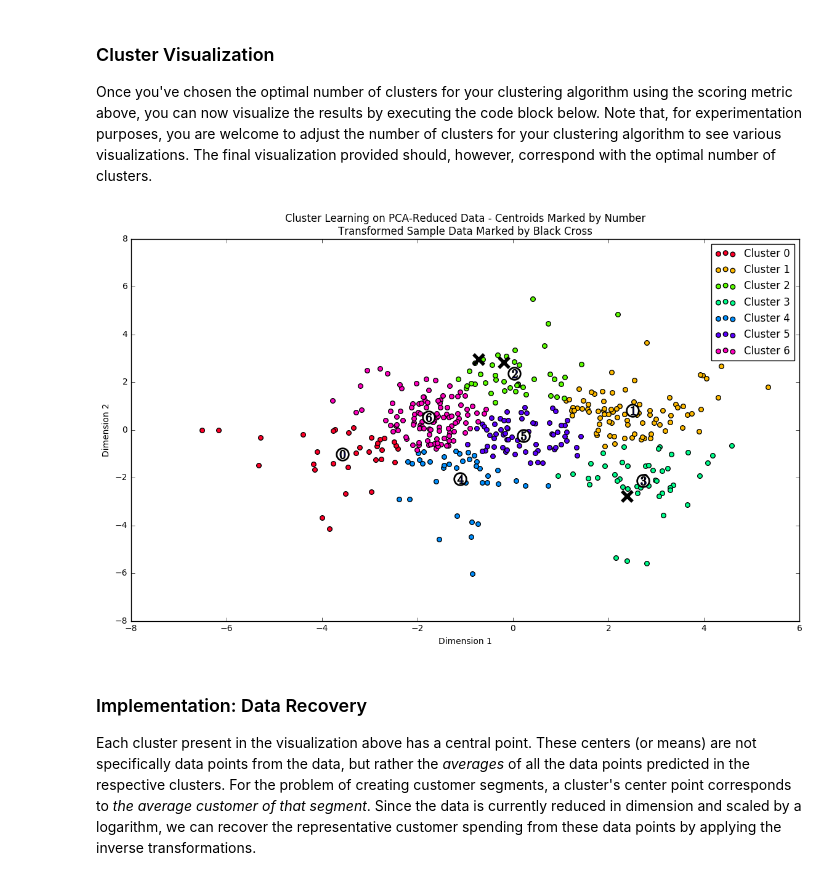
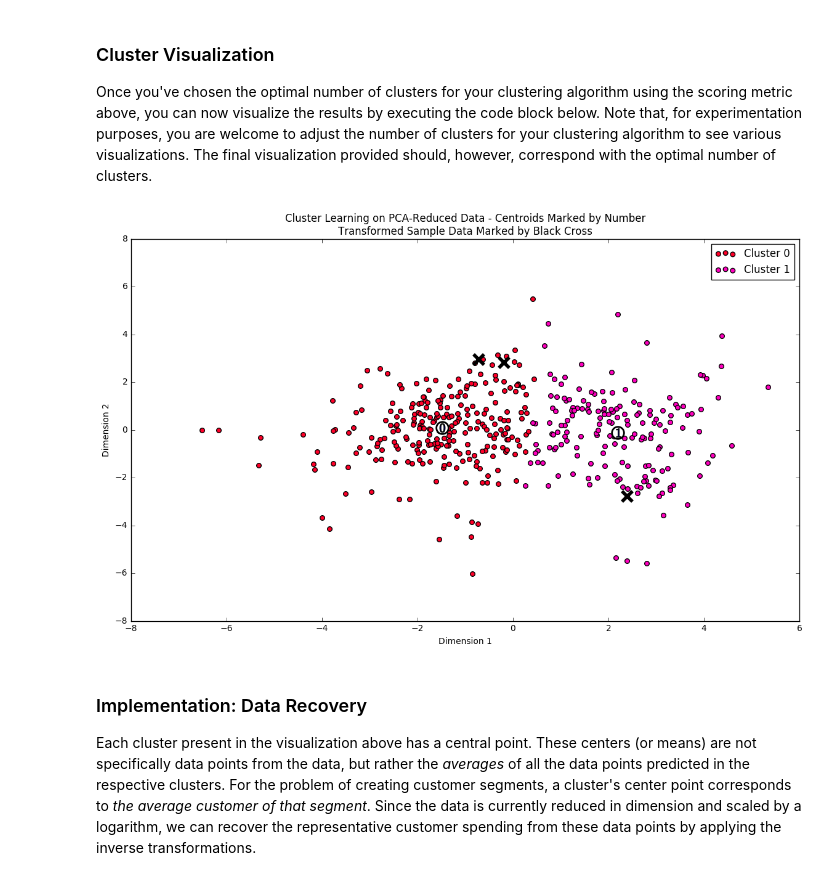
Before and after one commit to jordan258/mlnd, a Jupyter notebook: P3: customer_segments/customer_segments.ipynb, the cells around one changed output. Cells and saved outputs as stored; diff of their text form; code cells hidden in the pictures.

```diff
--- a/P3: customer_segments/customer_segments.ipynb
+++ b/P3: customer_segments/customer_segments.ipynb
@@ -548,15 +558,15 @@ As you can see in the above plot, n_clusters equal to about 43 produces the best
 Once you've chosen the optimal number of clusters for your clustering algorithm using the scoring metric above, you can now visualize the results by executing the code block below. Note that, for experimentation purposes, you are welcome to adjust the number of clusters for your clustering algorithm to see various visualizations. The final visualization provided should, however, correspond with the optimal number of clusters.
 # %%
 # Recreate clustering algorithm with optimal number of clusters
-clusterer = KMeans(n_clusters=7).fit(reduced_data)
+clusterer = KMeans(n_clusters=2).fit(reduced_data)
 preds = clusterer.predict(reduced_data)
 centers = clusterer.cluster_centers_
 sample_preds = clusterer.predict(pca_samples)
 
 # Display the results of the clustering from implementation
 vs.cluster_results(reduced_data, preds, centers, pca_samples)
 # %% [output]
-[figure, old version]
+[figure, new version]
 # %% [markdown]
 ### Implementation: Data Recovery
 Each cluster present in the visualization above has a central point. These centers (or means) are not specifically data points from the data, but rather the *averages* of all the data points predicted in the respective clusters. For the problem of creating customer segments, a cluster's center point corresponds to *the average customer of that segment*. Since the data is currently reduced in dimension and scaled by a logarithm, we can recover the representative customer spending from these data points by applying the inverse transformations.
```
Also changed, not shown: parts of 12 cells of this notebook, 1 other file.
